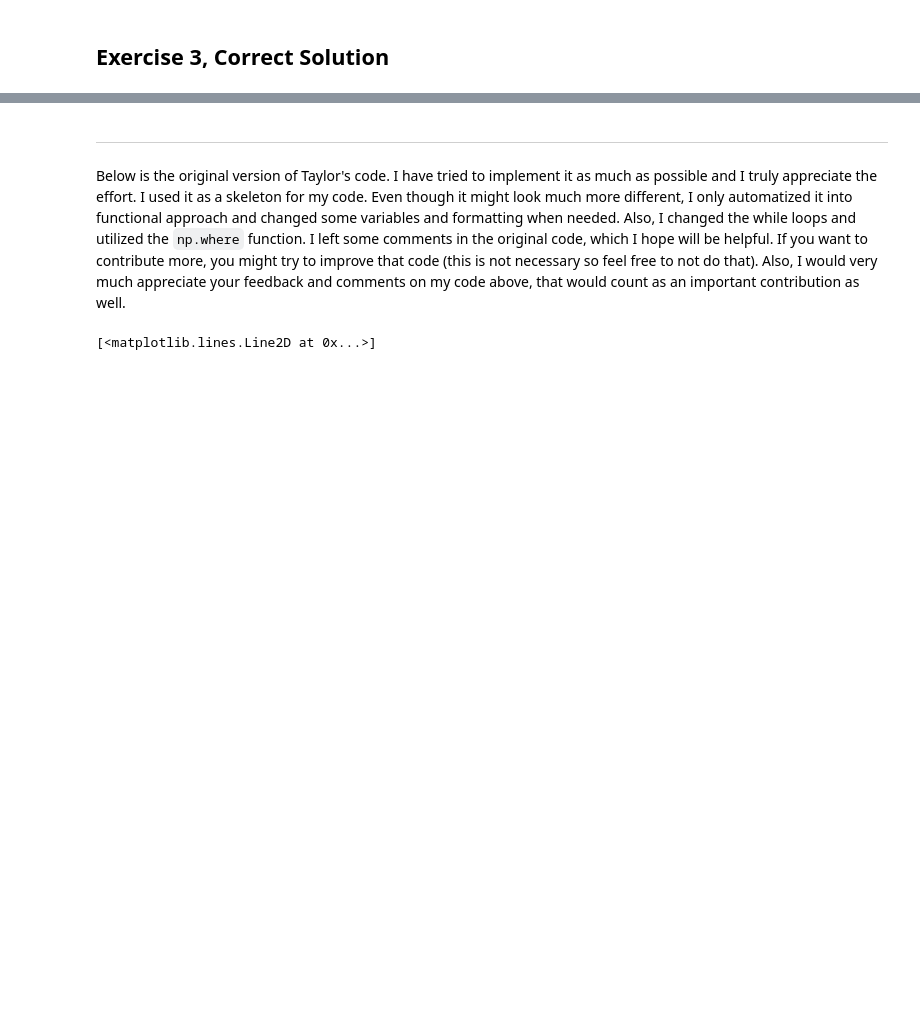
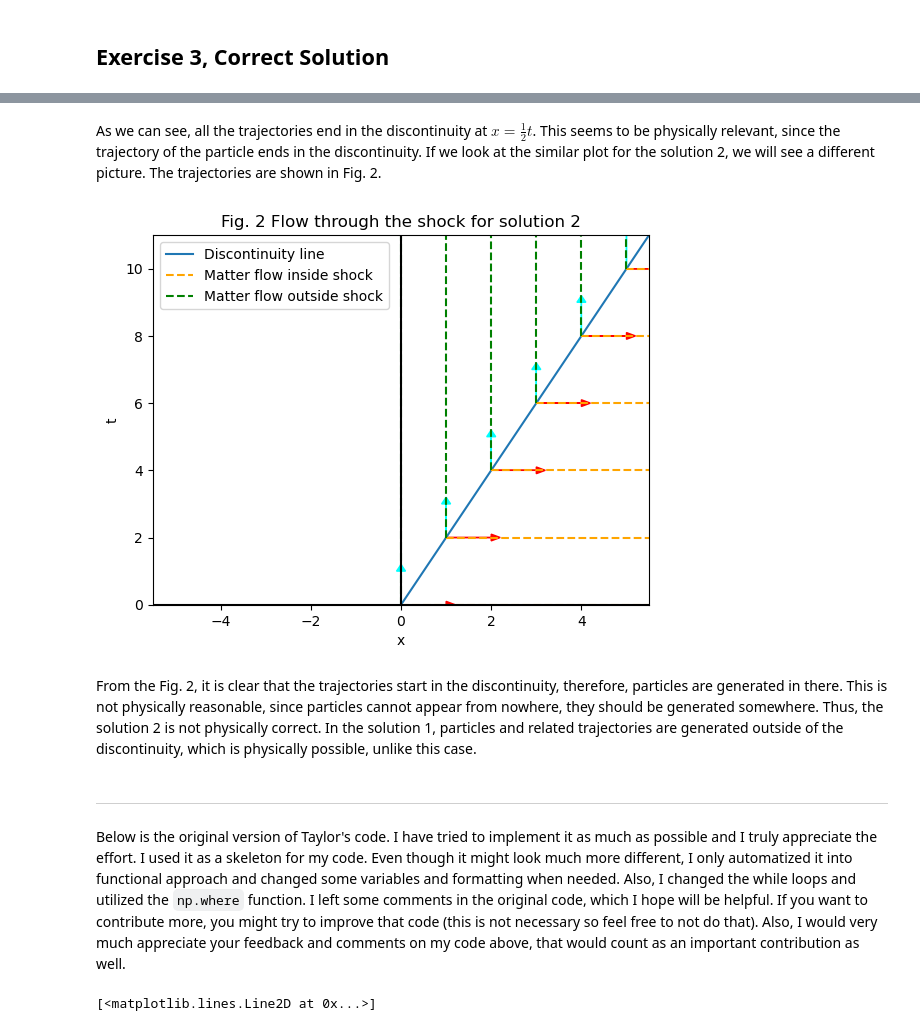
Before and after one commit to askoldvilkha/CompMethods_Astro23, a Jupyter notebook: HW6/hw6_VilkhaPaulBinu.ipynb, the cells around one changed output, grey strips where cells are left out. Drawn from its saved outputs; the diff is of its cells as text; code cells hidden in the pictures; blank space fills up the shorter version.

```diff
--- a/HW6/hw6_VilkhaPaulBinu.ipynb
+++ b/HW6/hw6_VilkhaPaulBinu.ipynb
@@ -221,3 +244,26 @@ plt.xlim(-10, 10)
+# %% [markdown]
+As we can see, all the trajectories end in the discontinuity at $x = \frac{1}{2} t$. This seems to be physically relevant, since the trajectory of the particle ends in the discontinuity. If we look at the similar plot for the solution 2, we will see a different picture. The trajectories are shown in Fig. 2.
+# %%
+plt.plot(x_array, 2 * x_array, label = r'Discontinuity line')
+for i in range(5):
+    plt.plot([i, 5.5], [2 * i, 2 * i], color = 'orange', linestyle = 'dashed')
+    plt.arrow(i, 2 * i, 1, 0, color = 'red', head_width = 0.2, head_length = 0.2)
+    plt.plot([i, i], [2 * i, 11], color = 'green', linestyle = 'dashed')
+    plt.arrow(i, 2 * i, 0, 1, color = 'cyan', head_width = 0.2, head_length = 0.2)
+plt.plot([5, 5.5], [10, 10], color = 'orange', linestyle = 'dashed', label = r'Matter flow inside shock')
+plt.arrow(5, 2 * 5, 1, 0, color = 'red', head_width = 0.2, head_length = 0.2)
+plt.plot([5, 5], [10, 11], color = 'green', linestyle = 'dashed', label = r'Matter flow outside shock')
+plt.arrow(5, 10, 0, 1, color = 'cyan', head_width = 0.2, head_length = 0.2)
+plt.axhline(0, color = 'black')
+plt.axvline(0, color = 'black')
+plt.xlabel('x'); plt.ylabel('t')
+plt.ylim(0, 11); plt.xlim(-5.5, 5.5)
+plt.legend()
+plt.title('Fig. 2 Flow through the shock for solution 2');
+# %% [output]
+[figure, added]
+# %% [markdown]
+From the Fig. 2, it is clear that the trajectories start in the discontinuity, therefore, particles are generated in there. This is not physically reasonable, since particles cannot appear from nowhere, they should be generated somewhere. Thus, the solution 2 is not physically correct. In the solution 1, particles and related trajectories are generated outside of the discontinuity, which is physically possible, unlike this case.
 # %% [markdown]
 ***
 # %% [markdown]
```
Also changed, not shown: parts of 15 cells of this notebook.
